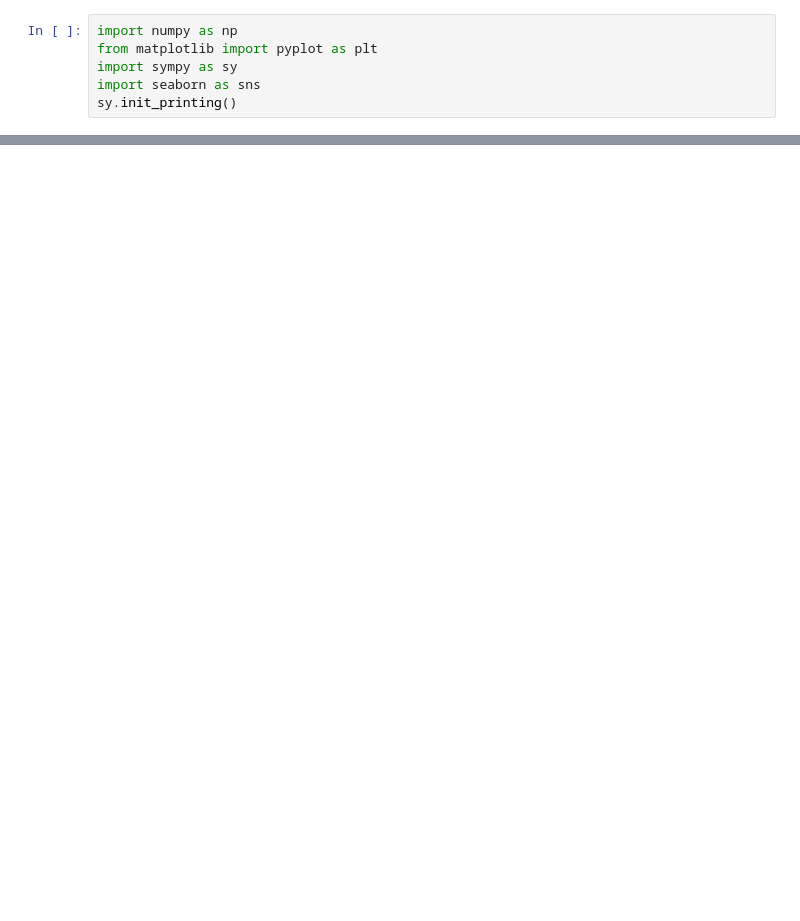
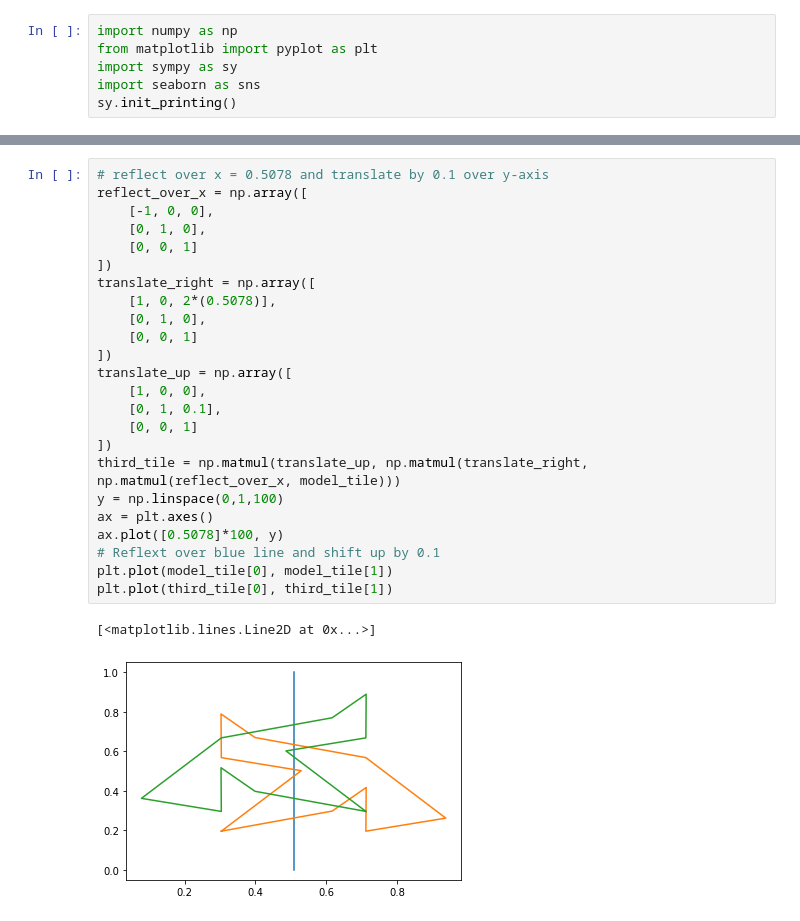
Before and after one commit to qherm/math425-final-project, a Jupyter notebook: Untitled.ipynb, the cells around one changed output, grey strips where cells are left out. Drawn from its saved outputs; the diff is of its cells as text; blank space fills up the shorter version.

```diff
--- a/Untitled.ipynb
+++ b/Untitled.ipynb
@@ -35,0 +64,27 @@ A
+# %%
+# reflect over x = 0.5078 and translate by 0.1 over y-axis
+reflect_over_x = np.array([
+    [-1, 0, 0],
+    [0, 1, 0],
+    [0, 0, 1]
+])
+translate_right = np.array([
+    [1, 0, 2*(0.5078)],
+    [0, 1, 0],
+    [0, 0, 1]
+])
+translate_up = np.array([
+    [1, 0, 0],
+    [0, 1, 0.1],
+    [0, 0, 1]
+])
+third_tile = np.matmul(translate_up, np.matmul(translate_right, np.matmul(reflect_over_x, model_tile)))
+y = np.linspace(0,1,100)
+ax = plt.axes()
+ax.plot([0.5078]*100, y)
+# Reflext over blue line and shift up by 0.1
+plt.plot(model_tile[0], model_tile[1])
+plt.plot(third_tile[0], third_tile[1])
+# %% [output]
+[<matplotlib.lines.Line2D at 0x...>]
+[figure, added]
```
Also changed, not shown: parts of 6 cells of this notebook, 1 other file.
